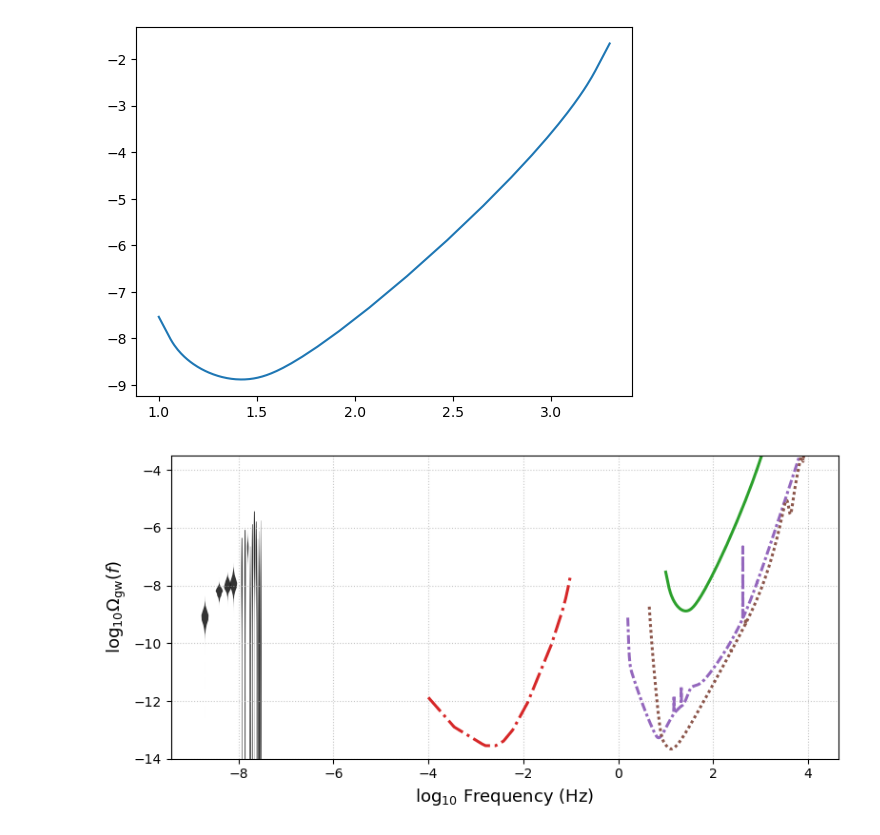
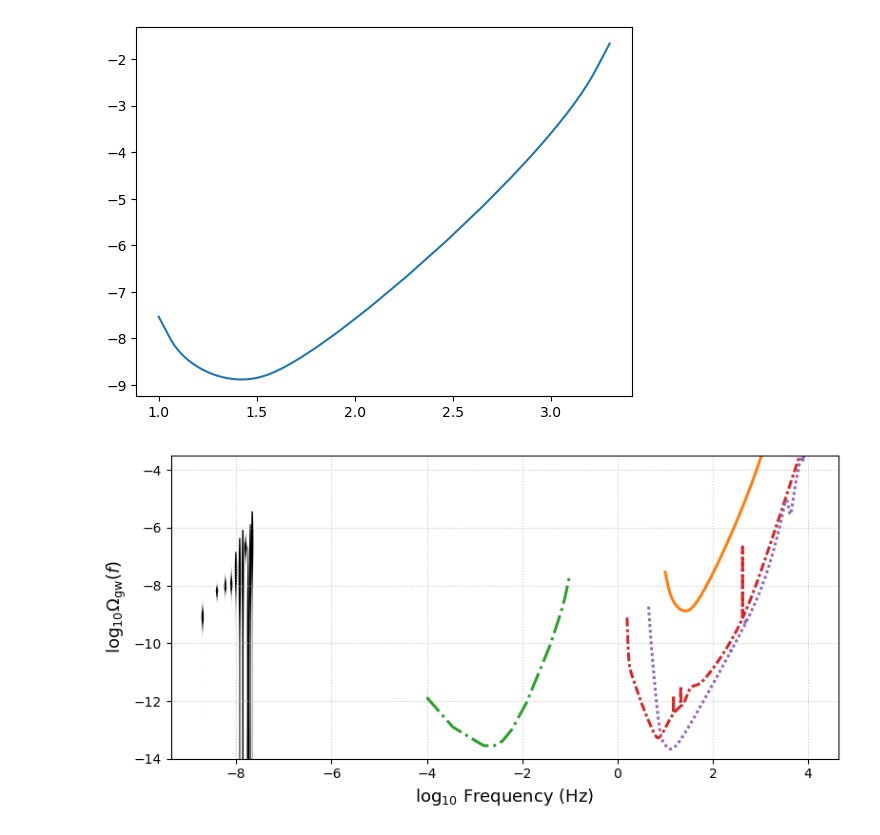
Before and after one commit to ChiaraMingarelli/omega_gw, a Jupyter notebook: codes/omega_gw_figs.ipynb, the cells around one changed output. Cells and saved outputs as stored; diff of their text form; code cells hidden in the pictures.

Commit message:
updates to violin plot

```diff
--- a/codes/omega_gw_figs.ipynb
+++ b/codes/omega_gw_figs.ipynb
@@ -223,42 +223,44 @@ logOm_CE_yaxis = [np.log10(x) for x in CE_y_ax]
 # %%
 fig = plt.figure(figsize=(8, 4))
 ax = fig.add_subplot(1, 1, 1)
-NGcut = 8
+NGcut = 11
+
 
 #plt.loglog(SKA_WN.fT, hc_Om_gw(SKA_WN.fT, SKA_WN.h_n_f), label = "SKA", ls="--", lw=1)
 #plt.loglog(nano_curve['nanoFreq'], nano_curve['NANOGrav 15']/(.68)**2, label='NANOGrav 2023')
 
-vpt = plt.violinplot(ng15_Om_list[:4], positions=(ng15_freqs[:4]), widths=0.15, showextrema=False)
+#vpt = plt.violinplot(ng15_Om_list[:4], positions=(ng15_freqs[:4]), widths=0.15, showextrema=False)
+vpt = plt.violinplot(ng15_Om_list[:NGcut], positions=(ng15_freqs[:NGcut]), widths=0.05, showextrema=False)
 for pc in vpt['bodies']:
     pc.set_facecolor('black')
-    pc.set_alpha(0.8)
+    pc.set_alpha(1)
     #pc.set_edgecolor('black')
 
-vpt2 = plt.violinplot(ng15_Om_list[5:15], positions=(ng15_freqs[5:15]), widths=0.03, showextrema=False)
-for pc in vpt2['bodies']:
-    pc.set_facecolor('black')
-    pc.set_alpha(0.8)
+#vpt2 = plt.violinplot(ng15_Om_list[5:15], positions=(ng15_freqs[5:15]), widths=0.03, showextrema=False)
+#for pc in vpt2['bodies']:
+#    pc.set_facecolor('black')
+#    pc.set_alpha(0.8)
     #pc.set_edgecolor('black')
 
 #plt.loglog(nano_curve['nanoFreq'], nano_curve['NANOGrav18']/(.68)**2/improvement(time17y, \
 #                                                    1/(2*time1w), 1/(time17y)) , ls=":", label="NANOGrav 2036*")
 #plt.hlines(nano_curve['nanoFreq'], 1.0/17/365.25/86400.0, nano_curve['nanoFreq'][0], color='C1')
 
 plt.plot(logFreq_aligo, logOm_aligo, label= "aLIGO", linewidth=2.2)
 plt.plot(logFreq_LISA, logOm_LISA, label= "LISA", ls = '-.', linewidth=2.2)
 plt.plot(logFreq_ET, logOm_ET_yaxis, label="ET-D", ls = (0, (3, 1, 1, 1)), linewidth=2.2)
 plt.plot(logFreq_CE, logOm_CE_yaxis, label="Cosmic Explorer", ls = (0, (1, 1)), linewidth=2.2)
 
 
 #plt.annotate('NG11',(freq_yr, nanoOmega11))
 ax.grid(which='major', axis='both', alpha=0.7, linestyle=":")
 
 plt.ylabel("$\log_{10}\Omega_\mathrm{gw}(f)$", fontsize=13)
 plt.xlabel("$\log_{10}$ Frequency (Hz)", fontsize=13)
 #plt.legend(loc=9)
 plt.tight_layout()
 plt.ylim(-14,-3.5)
-plt.savefig("Omega_gw_fig3.pdf")
+plt.savefig("Omega_gw_fig4.pdf")
 plt.show()
 # %% [output]
-[figure, old version]
+[figure, new version]
```
